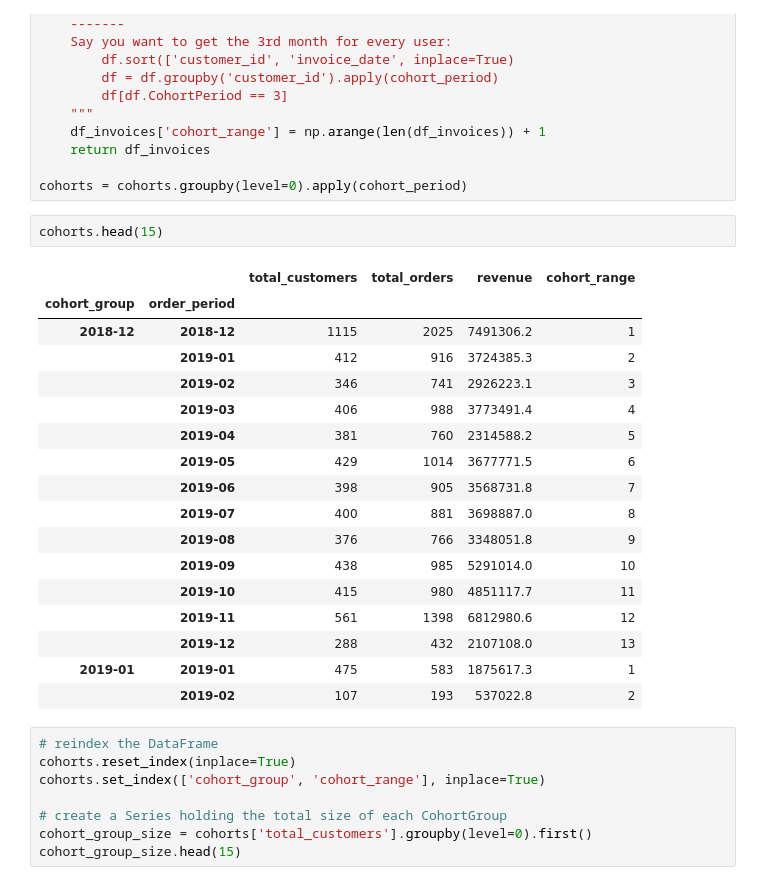
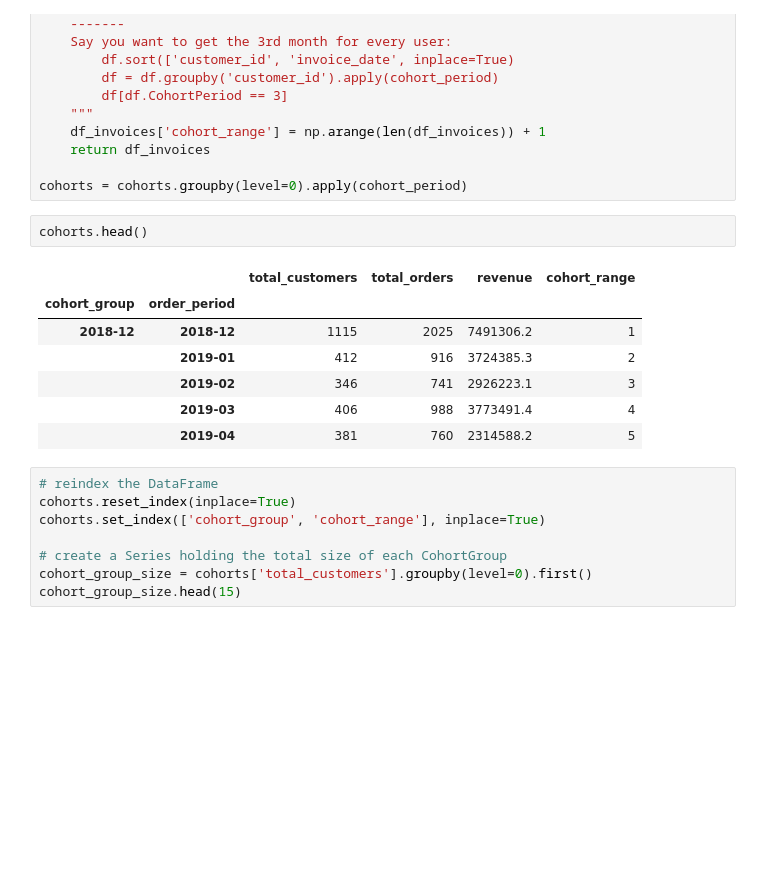
Before and after one commit to synapticielfactory/cohort_analysis, a Jupyter notebook: eland_pandas_cohort.ipynb, the cells around one changed output. Saved outputs shown, nothing was run; the diff lists cells and outputs as text; blank space fills up the shorter version.

```diff
--- a/eland_pandas_cohort.ipynb
+++ b/eland_pandas_cohort.ipynb
@@ -218,25 +216,15 @@ def cohort_period(df_invoices):
 
 cohorts = cohorts.groupby(level=0).apply(cohort_period)
 # %%
-cohorts.head(15)
+cohorts.head()
 # %% [output]
 |  |  | total_customers | total_orders | revenue | cohort_range |
 | cohort_group | order_period |  |  |  |  |
 | 2018-12 | 2018-12 | 1115 | 2025 | 7491306.2 | 1 |
 |  | 2019-01 | 412 | 916 | 3724385.3 | 2 |
 |  | 2019-02 | 346 | 741 | 2926223.1 | 3 |
 |  | 2019-03 | 406 | 988 | 3773491.4 | 4 |
 |  | 2019-04 | 381 | 760 | 2314588.2 | 5 |
-|  | 2019-05 | 429 | 1014 | 3677771.5 | 6 |
-|  | 2019-06 | 398 | 905 | 3568731.8 | 7 |
-|  | 2019-07 | 400 | 881 | 3698887.0 | 8 |
-|  | 2019-08 | 376 | 766 | 3348051.8 | 9 |
-|  | 2019-09 | 438 | 985 | 5291014.0 | 10 |
-|  | 2019-10 | 415 | 980 | 4851117.7 | 11 |
-|  | 2019-11 | 561 | 1398 | 6812980.6 | 12 |
-|  | 2019-12 | 288 | 432 | 2107108.0 | 13 |
-| 2019-01 | 2019-01 | 475 | 583 | 1875617.3 | 1 |
-|  | 2019-02 | 107 | 193 | 537022.8 | 2 |
 # %%
 # reindex the DataFrame
 cohorts.reset_index(inplace=True)
```
Also changed, not shown: parts of 7 cells of this notebook, 9 other files.
